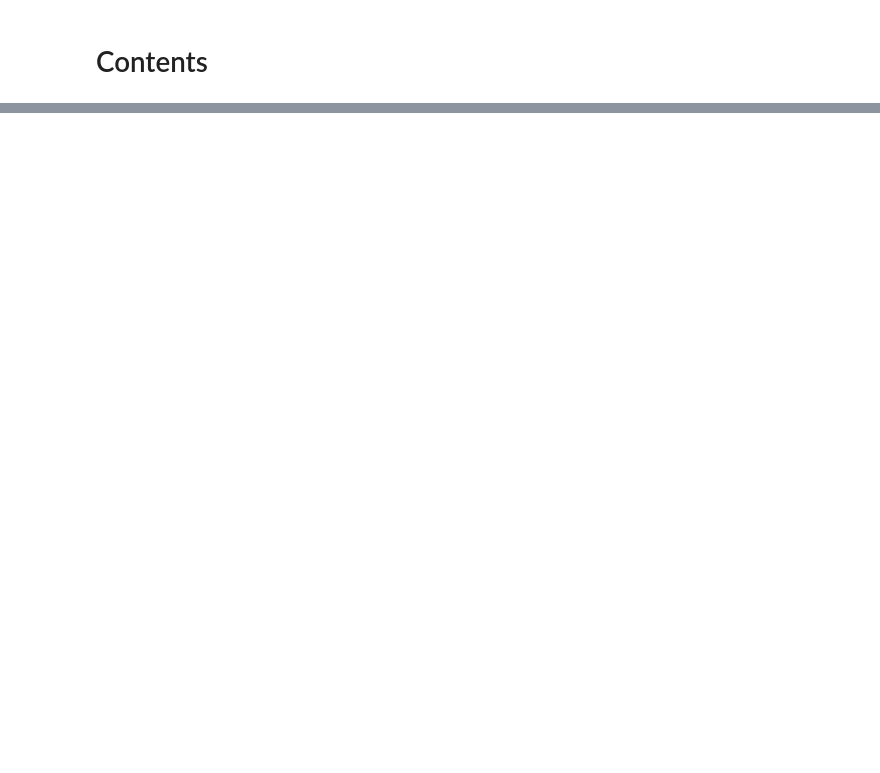
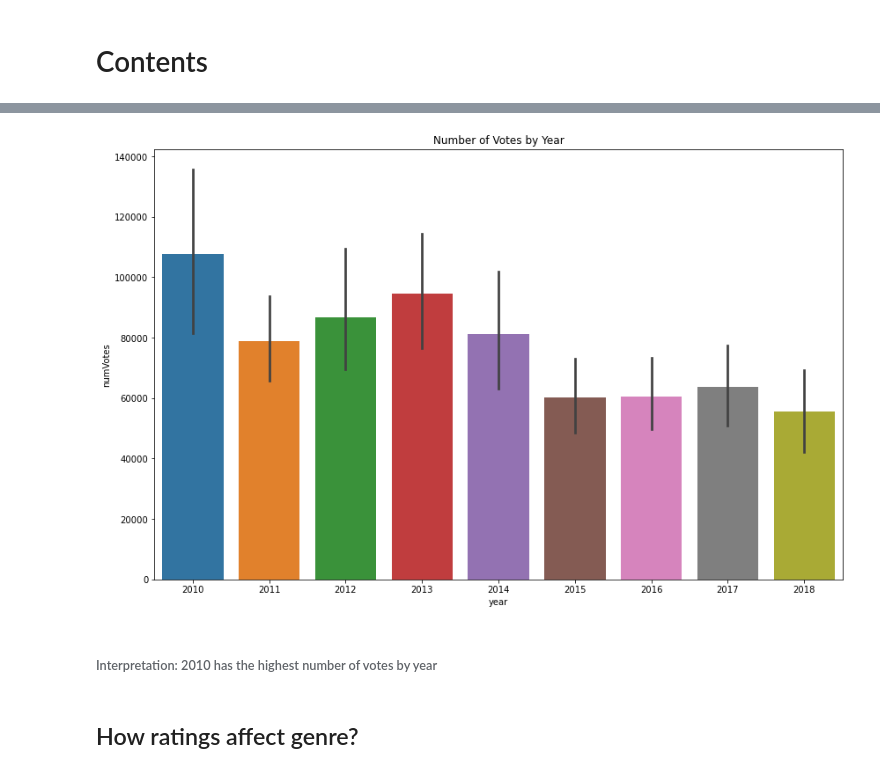
Before and after one commit to olaidekashimawo/Movie_analysis, a Jupyter notebook: Movie-Analysis.ipynb, the cells around one changed output, grey strips where cells are left out. Saved outputs shown, nothing was run; the diff lists cells and outputs as text; code cells hidden in the pictures; blank space fills up the shorter version.

```diff
--- a/Movie-Analysis.ipynb
+++ b/Movie-Analysis.ipynb
@@ -25,0 +503,2 @@ df_bom_g.head(10)
+# %%
+df_merge.dropna(axis=0, how='any', inplace=True)
@@ -25,0 +554,4 @@ df_bom_g.head(10)
+# %%
+df_merge['production_budget'] = df_merge['production_budget'].str.replace(',', '').str.replace('$', '').astype(float)
+# %%
+df_merge['worldwide_gross'] = df_merge['worldwide_gross'].str.replace(',', '').str.replace('$', '').astype(float)
@@ -25,0 +592,3 @@ df_bom_g.head(10)
+# %%
+df_merge['total_gross'] = df_merge['domestic_gross'] + df_merge['worldwide_gross']
+df_merge['total_gross']
@@ -25,0 +654,11 @@ df_bom_g.head(10)
+# %%
+fig, ax =plt.subplots(figsize=(14,9))
+sns.barplot(x='year', y='numVotes', data=df_merge)
+plt.title("Number of Votes by Year")
+plt.show()
+# %% [output]
+[figure, added]
+# %% [markdown]
+###### Interpretation: 2010 has the highest number of votes by year
+# %% [markdown]
+## How ratings affect genre?
```
Also changed, not shown: parts of 134 cells of this notebook, 1 other file.
